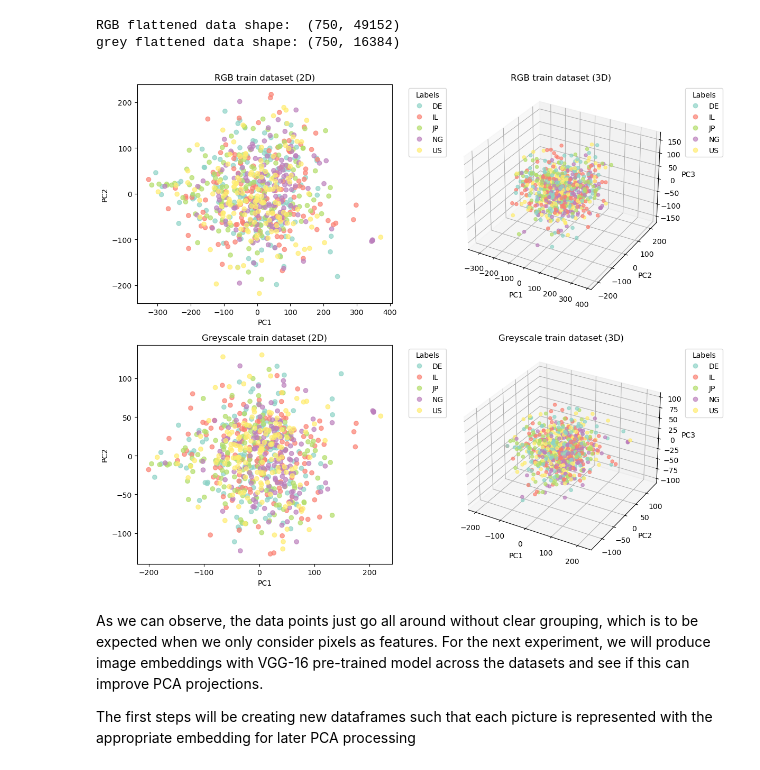
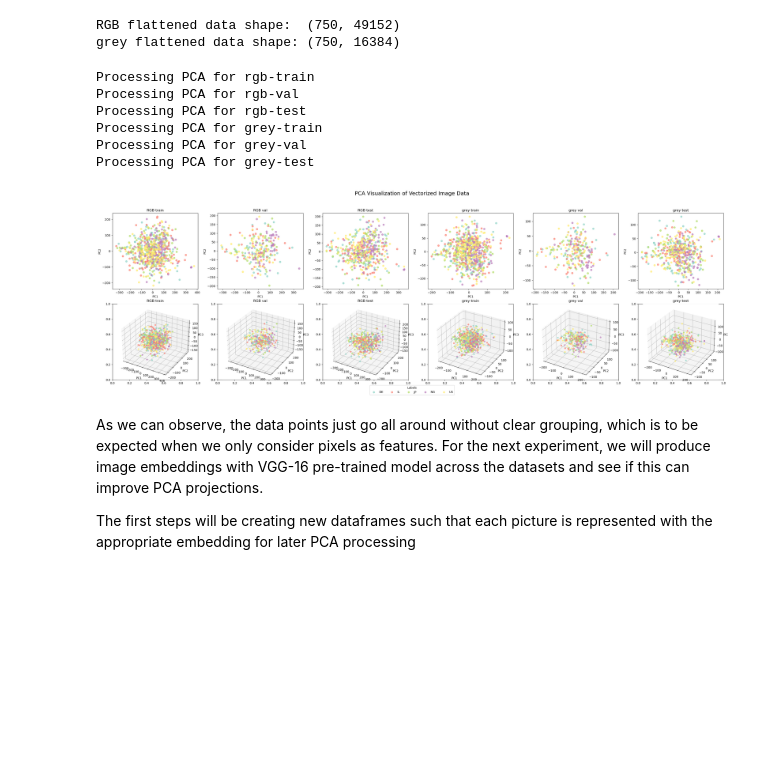
Before and after one commit to Ely6899/ML_final_project, a Jupyter notebook: project_notebook.ipynb, the cells around one changed output. Cells and saved outputs as stored; diff of their text form; code cells hidden in the pictures; blank space fills up the shorter version.

```diff
--- a/project_notebook.ipynb
+++ b/project_notebook.ipynb
@@ -301,26 +354,50 @@ X_grey_train_scaled_pca3 = pca_3d.fit_transform(X_grey_train_scaled)
-# %%
-# Group 2D and 3D pairs by dataset
-datasets = [
-    (X_rgb_train_scaled_pca2, X_rgb_train_scaled_pca3, labels_rgb_train, "RGB train dataset"),
-    (X_grey_train_scaled_pca2, X_grey_train_scaled_pca3, labels_grey_train, "Greyscale train dataset"),
-]
-
-n_rows = len(datasets)
-fig = plt.figure(figsize=(12, 5 * n_rows))
-
-for i, (X2d, X3d, y, title) in enumerate(datasets):
-    # 2D subplot
-    ax2d = fig.add_subplot(n_rows, 2, i * 2 + 1)
-    plot_pca_subplot(X2d, y, ax=ax2d, n_components=2, title=f"{title} (2D)")
-
-    # 3D subplot
-    ax3d = fig.add_subplot(n_rows, 2, i * 2 + 2, projection='3d')
-    plot_pca_subplot(X3d, y, ax=ax3d, n_components=3, title=f"{title} (3D)")
-
-plt.tight_layout()
-plt.show()
-# %% [output]
-[figure, removed]
+# %%
+splits = ("train", "val", "test")
+scaler = StandardScaler()
+pca_2d, pca_3d = PCA(n_components=2), PCA(n_components=3)
+
+pca_datasets = []
+
+for split, (X_rgb, y_rgb) in zip(splits, X_y_matrices_rgb):
+    print(f"Processing PCA for rgb-{split}")
+    if split == "train":
+        X_rgb_scaled = scaler.fit_transform(X_rgb)
+        X_rgb_scaled_pca2 = pca_2d.fit_transform(X_rgb_scaled)
+        X_rgb_scaled_pca3 = pca_3d.fit_transform(X_rgb_scaled)
+    else:
+        X_rgb_scaled = scaler.transform(X_rgb)
+        X_rgb_scaled_pca2 = pca_2d.transform(X_rgb_scaled)
+        X_rgb_scaled_pca3 = pca_3d.transform(X_rgb_scaled)
+
+    labels_rgb = label2country(y_rgb)
+
+    pca_datasets.append((X_rgb_scaled_pca2, X_rgb_scaled_pca3, labels_rgb, f"RGB {split}"))
+
+for split, (X_grey, y_grey) in zip(splits, X_y_matrices_grey):
+    print(f"Processing PCA for grey-{split}")
+    if split == "train":
+        X_grey_scaled = scaler.fit_transform(X_grey)
+        X_grey_scaled_pca2 = pca_2d.fit_transform(X_grey_scaled)
+        X_grey_scaled_pca3 = pca_3d.fit_transform(X_grey_scaled)
+    else:
+        X_grey_scaled = scaler.transform(X_grey)
+        X_grey_scaled_pca2 = pca_2d.transform(X_grey_scaled)
+        X_grey_scaled_pca3 = pca_3d.transform(X_grey_scaled)
+
+    labels_grey = label2country(y_grey)
+
+    pca_datasets.append((X_grey_scaled_pca2, X_grey_scaled_pca3, labels_grey, f"grey {split}"))
+# %% [output]
+Processing PCA for rgb-train
+Processing PCA for rgb-val
+Processing PCA for rgb-test
+Processing PCA for grey-train
+Processing PCA for grey-val
+Processing PCA for grey-test
+# %%
+plot_subplots_pca(pca_datasets, sup_title="PCA Visualization of Vectorized Image Data")
+# %% [output]
+[figure, added]
 # %% [markdown]
 As we can observe, the data points just go all around without clear grouping, which is to be expected when we only consider pixels as features. For the next experiment, we will produce image embeddings with VGG-16 pre-trained model across the datasets and see if this can improve PCA projections.
 
```
Also changed, not shown: parts of 25 cells of this notebook.
